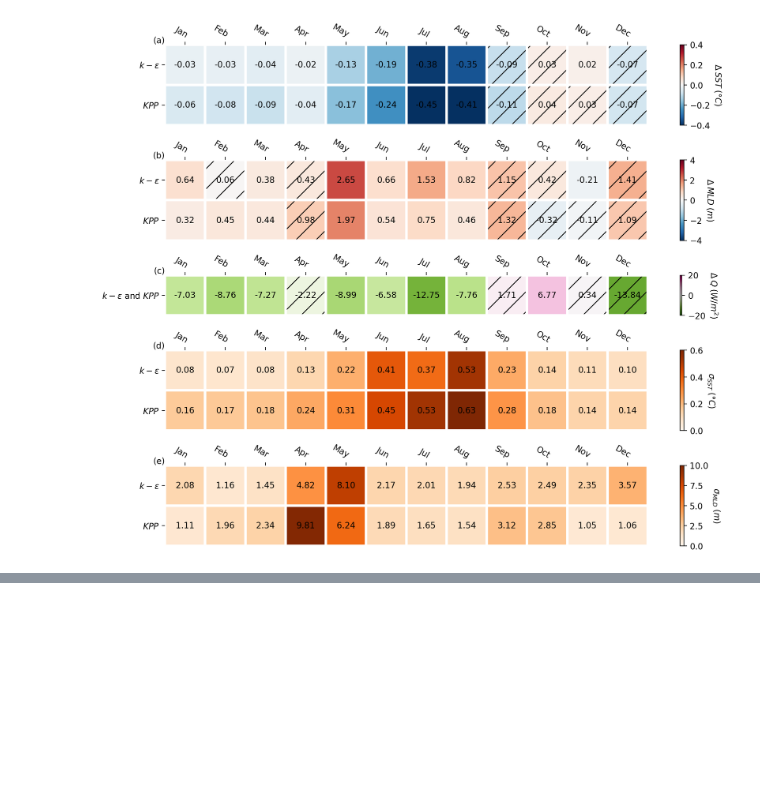
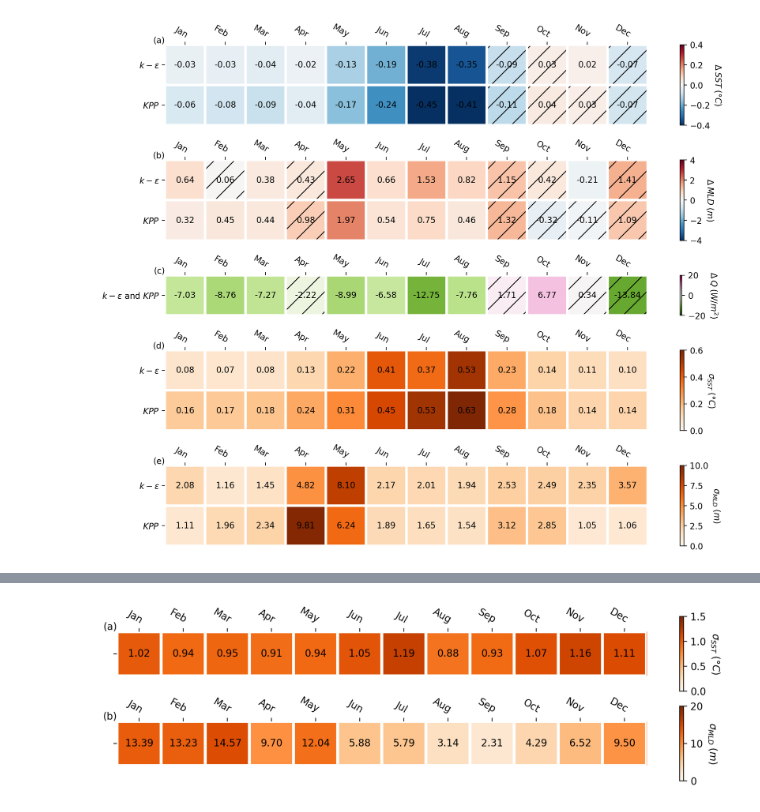
Before and after one commit to jiarong-wu/mlflux, a Jupyter notebook: gotm/Eval6-figure.ipynb, the cells around one changed output, grey strips where cells are left out. Saved outputs shown, nothing was run; the diff lists cells and outputs as text; code cells hidden in the pictures; blank space fills up the shorter version.

```diff
--- a/gotm/Eval6-figure.ipynb
+++ b/gotm/Eval6-figure.ipynb
@@ -386,0 +426,25 @@ plt.tight_layout()
+# %%
+fig, axes = plt.subplots(2, 1, figsize=[12,3], dpi=200, height_ratios=[1,1], sharex=False)
+
+row_labels = []
+col_labels = ['Jan', 'Feb', 'Mar', 'Apr', 'May', 'Jun', 'Jul', 'Aug', 'Sep', 'Oct', 'Nov', 'Dec']
+
+ax = axes[0]; option = 'SST_stds'
+im, cbar = heatmap(SST_std.reshape(1,-1), row_labels, col_labels, ax=ax, vmax=1.5, vmin=0, cmap='Oranges',
+                   cbar_kw=None, cbarlabel=r"$\sigma_{SST} \; (\degree C)$")
+texts = annotate_heatmap(im, data=SST_std.reshape(1,-1), valfmt="{x:.2f}", textcolors=("white", "black"), threshold=-20)
+
+# MLD spread
+ax = axes[1]; option = 'MLD_stds'
+im, cbar = heatmap(MLD_std.reshape(1,-1), row_labels, col_labels, ax=ax, vmax=20, vmin=0, cmap='Oranges',
+                   cbar_kw=None, cbarlabel=r"$\sigma_{MLD} \; (m)$")
+texts = annotate_heatmap(im, data=MLD_std.reshape(1,-1), valfmt="{x:.2f}", textcolors=("white", "black"), threshold=-20)
+
+
+labels = ['(a)','(b)']
+for i in range(len(axes)):
+    axes[i].text(0., 1., labels[i], transform=axes[i].transAxes, fontsize=10, verticalalignment='bottom', horizontalalignment='right')
+
+# plt.tight_layout()
+# %% [output]
+[figure, added]
```
Also changed, not shown: parts of 3 cells of this notebook, 7 other files.
